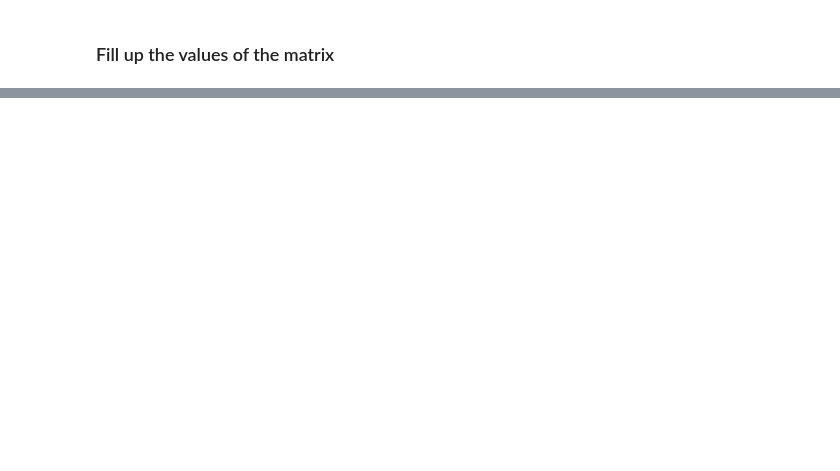
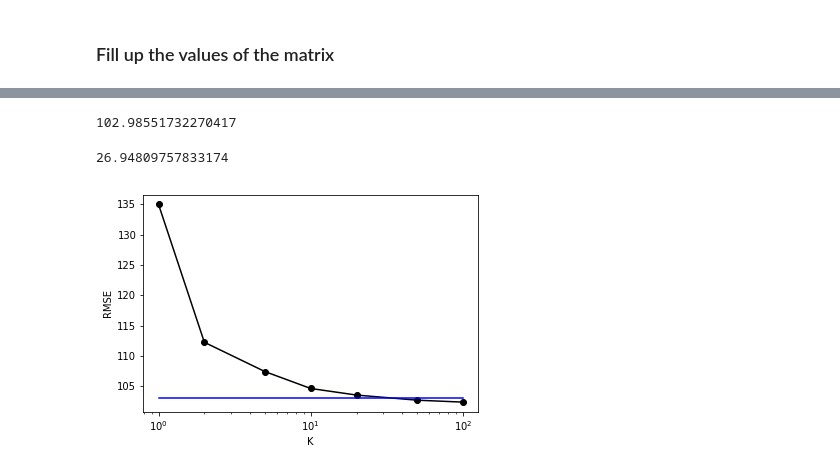
Before and after one commit to adarshchavakula/PersonalizationProject, a Jupyter notebook: code/LastFM-Brute-Force-Collaborative-Filtering.ipynb, the cells around one changed output, grey strips where cells are left out. Cells and saved outputs as stored; diff of their text form; code cells hidden in the pictures; blank space fills up the shorter version.

```diff
--- a/code/LastFM-Brute-Force-Collaborative-Filtering.ipynb
+++ b/code/LastFM-Brute-Force-Collaborative-Filtering.ipynb
@@ -205,0 +250,47 @@ users
+# %%
+def predict_baseline_recommendations(test_data, train_count_matrix):
+
+    test_true_counts = np.array([]) # empty initialize ground truth
+    test_predicted_counts = np.array([]) # empty initialize predictions
+    test_prediction_table = pd.DataFrame() # empty initialize prediction table
+
+    test_users = np.unique(np.array(test_data["userid"])) # get list of all user-ids in test data
+    mean_counts_of_users = find_means(train_count_matrix) # :pandas series: series of mean artist counts for each user
+
+    # Find peer set for each user and predict based on peers' tastes
+    for user in test_users:
+        mean_user_counts = np.int8(mean_counts_of_users[user]) # user's mean counts, for centering
+        user_test_data = test_data.loc[test_data["userid"]==user,:].loc[:,["artist-name","count"]]
+        user_test_data_series = pd.Series(data = np.array(user_test_data["count"]), index = np.array(user_test_data["artist-name"]))
+        user_test_preds = mean_user_counts * np.ones(len(user_test_data))
+        test_predicted_counts = np.append(test_predicted_counts,user_test_preds)
+        test_true_counts = np.append(test_true_counts,np.ravel(np.array(user_test_data["count"])))
+        user_test_data["predicted-counts"] = user_test_preds
+        test_prediction_table = test_prediction_table.append(user_test_data)
+
+    root_mean_sq_error = np.sqrt(MSE(test_true_counts[~np.isnan(test_predicted_counts)],
+                                     test_predicted_counts[~np.isnan(test_predicted_counts)]))
+    mean_abs_error = MAE(test_true_counts[~np.isnan(test_predicted_counts)],
+                         test_predicted_counts[~np.isnan(test_predicted_counts)])
+    return test_prediction_table, root_mean_sq_error, mean_abs_error
+# %%
+_, baseline_rmse, baseline_mae = predict_baseline_recommendations(test_data,count_matrix)
+# %%
+baseline_rmse
+# %% [output]
+102.98551732270417
+# %%
+baseline_mae
+# %% [output]
+26.94809757833174
+# %%
+plt.plot(k_values, rmses, '-ko')
+plt.plot(k_values, baseline_rmse* np.ones(len(rmses)), '-b')
+
+plt.xscale('log')
+plt.xlabel('K')
+plt.ylabel('RMSE')
+plt.legend()
+plt.show()
+# %% [output]
+[figure, added]
```
Also changed, not shown: parts of 29 cells of this notebook.
